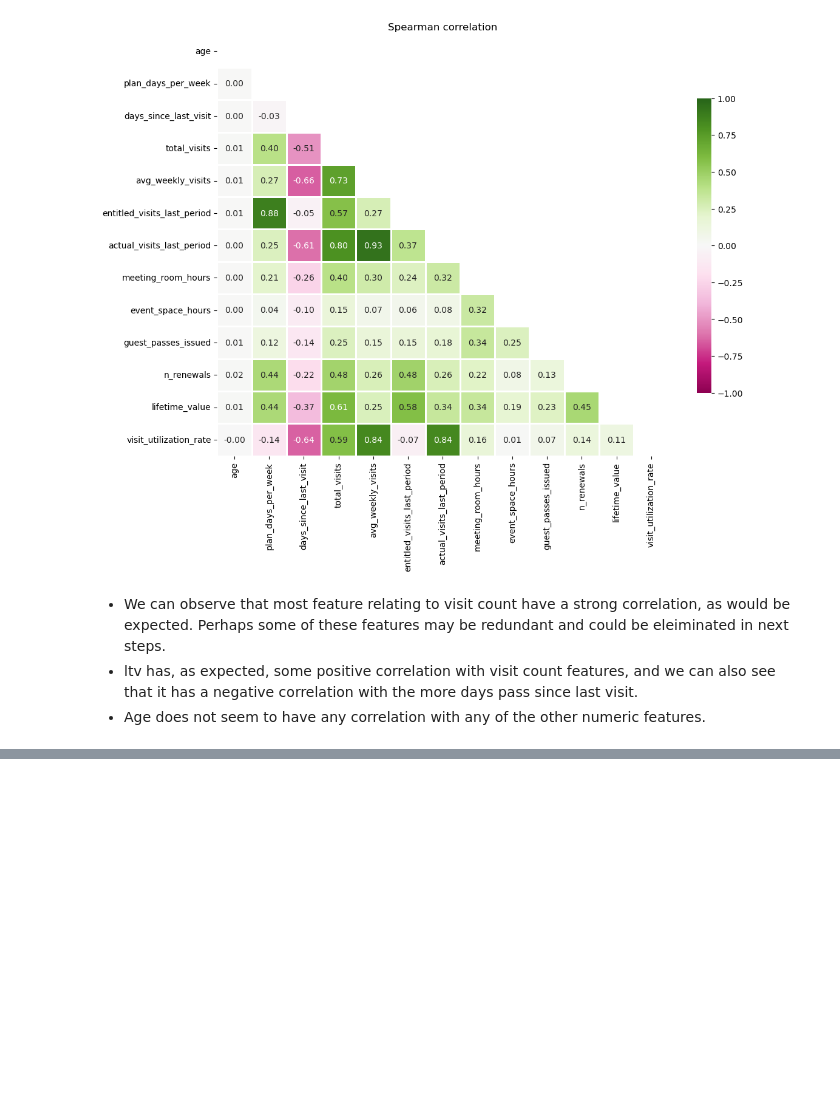
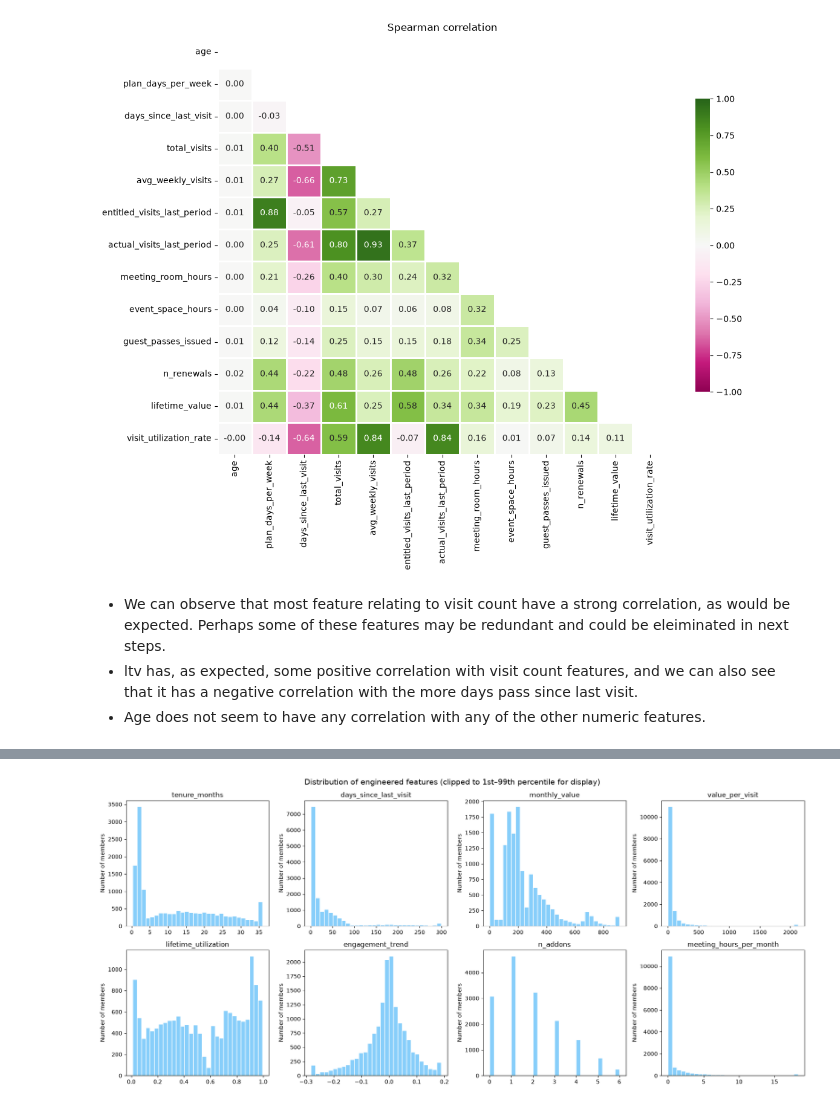
Before and after one commit to jfmenezes/Data-Mining-Project, a Jupyter notebook: Notebooks/DE_Graphs_adjusted.ipynb, the cells around one changed output, grey strips where cells are left out. Drawn from its saved outputs; the diff is of its cells as text; code cells hidden in the pictures; blank space fills up the shorter version.

```diff
--- a/Notebooks/DE_Graphs_adjusted.ipynb
+++ b/Notebooks/DE_Graphs_adjusted.ipynb
@@ -866,0 +1037,7 @@ plt.show()
+# %%
+acdc_features['lifetime_utilization'] = acdc_features['avg_weekly_visits'] / acdc_features['plan_days_per_week']
+acdc_features['engagement_trend'] = acdc_features['visit_utilization_rate'] - acdc_features['lifetime_utilization']
+acdc_features['weekly_visits_per_seat'] = acdc_features['avg_weekly_visits'] / acdc_features['seats']
+
+usage_features = ['visit_utilization_rate', 'lifetime_utilization', 'engagement_trend', 'weekly_visits_per_seat']
+acdc_features.groupby('is_active')[usage_features].median().round(2)
@@ -866,0 +1067,16 @@ plt.show()
+# %%
+collab_addons = ['uses_meeting_rooms', 'uses_event_space', 'uses_guest_passes']
+operational_addons = ['uses_print', 'uses_mail_handling', 'uses_phone_booths', 'uses_day_passes',
+                      'uses_storage', 'uses_bike_locker']
+
+acdc_features['n_collab_addons'] = acdc_features[collab_addons].sum(axis=1)
+acdc_features['n_operational_addons'] = acdc_features[operational_addons].sum(axis=1)
+acdc_features['n_addons'] = acdc_features['n_collab_addons'] + acdc_features['n_operational_addons']
+
+acdc_features['meeting_hours_per_month'] = acdc_features['meeting_room_hours'] / rate_months
+acdc_features['event_hours_per_month'] = acdc_features['event_space_hours'] / rate_months
+acdc_features['guest_passes_per_month'] = acdc_features['guest_passes_issued'] / rate_months
+
+service_features = ['n_addons', 'n_collab_addons', 'n_operational_addons',
+                    'meeting_hours_per_month', 'event_hours_per_month', 'guest_passes_per_month']
+acdc_features.groupby('plan_tier')[service_features].mean().reindex(Tier_Order).round(2)
@@ -866,0 +1113,9 @@ plt.show()
+# %%
+age_bins = [0, 25, 35, 45, 55, np.inf]
+age_labels = ['<25', '25–34', '35–44', '45–54', '55+']
+acdc_features['age_group'] = pd.cut(acdc_features['age'], bins=age_bins, labels=age_labels, right=False)
+acdc_features['is_international'] = (acdc_features['country'] != 'portugal').astype('boolean')
+acdc_features.loc[acdc_features['country'].isna(), 'is_international'] = pd.NA
+
+demographic_features = ['seats', 'age_group', 'is_international']
+acdc_features[demographic_features].describe(include='all').T
@@ -866,0 +1150,15 @@ plt.show()
+# %%
+plot_features = ['tenure_months', 'days_since_last_visit', 'monthly_value', 'value_per_visit',
+                 'lifetime_utilization', 'engagement_trend', 'n_addons', 'meeting_hours_per_month']
+
+fig, axes = plt.subplots(2, 4, figsize=(18, 8), tight_layout=True)
+for ax, col in zip(axes.flat, plot_features):
+    values = acdc_features[col].dropna()
+    low, high = values.quantile([0.01, 0.99])
+    ax.hist(values.clip(low, high), bins=30, color=Graph_Color[1], edgecolor=Edgecolor[1])
+    ax.set_title(col)
+    ax.set_ylabel('Number of members')
+fig.suptitle('Distribution of engineered features (clipped to 1st–99th percentile for display)', fontsize=14)
+plt.show()
+# %% [output]
+[figure, added]
```
Also changed, not shown: parts of 52 cells of this notebook.
